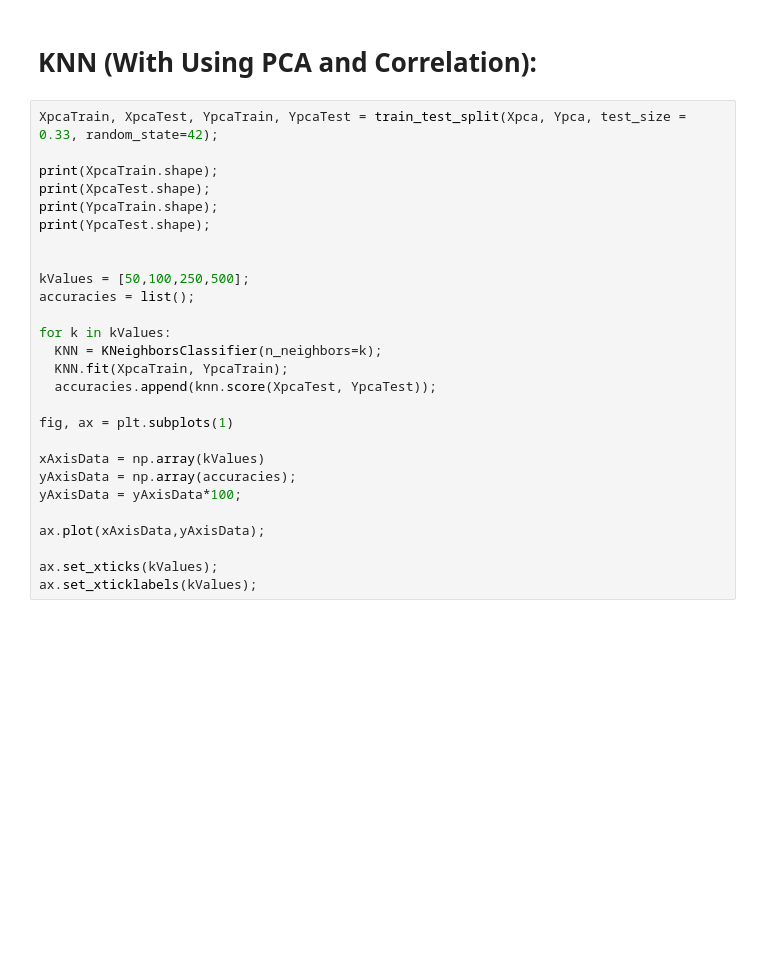
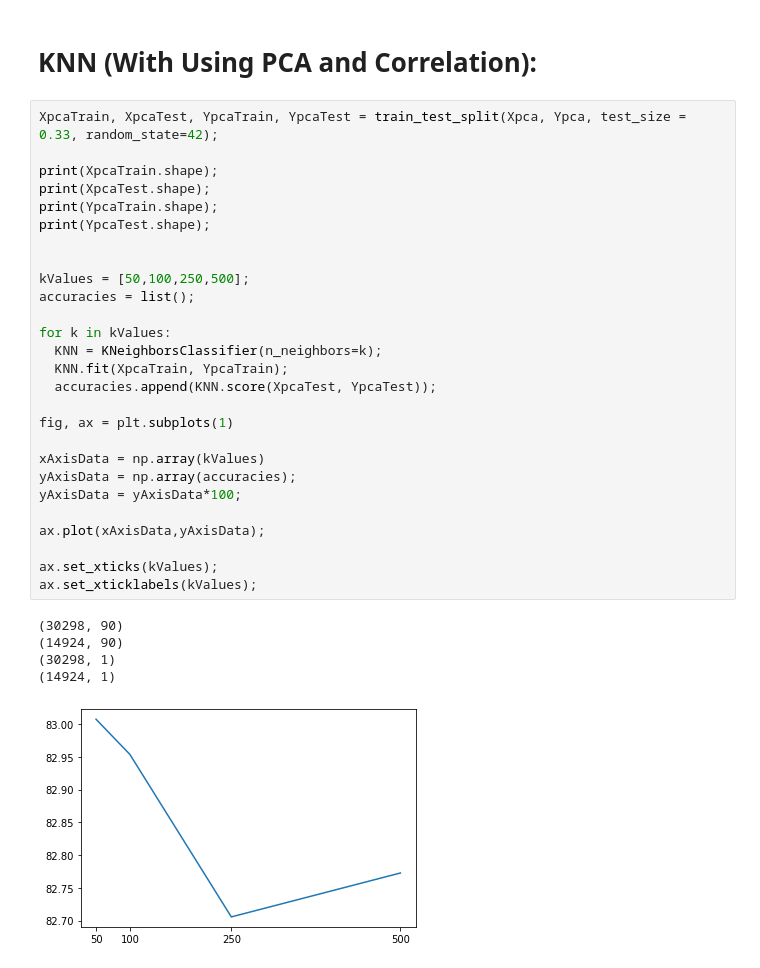
Before and after one commit to Aditya-163/MLDA-1-Project-1, a Jupyter notebook: KNN.ipynb, the cells around one changed output. Drawn from its saved outputs; the diff is of its cells as text; blank space fills up the shorter version.

```diff
--- a/KNN.ipynb
+++ b/KNN.ipynb
@@ -189,27 +268,33 @@ ax.set_xticklabels(kValues);
 # %%
 XpcaTrain, XpcaTest, YpcaTrain, YpcaTest = train_test_split(Xpca, Ypca, test_size = 0.33, random_state=42);
 
 print(XpcaTrain.shape);
 print(XpcaTest.shape);
 print(YpcaTrain.shape);
 print(YpcaTest.shape);
 
 
 kValues = [50,100,250,500];
 accuracies = list();
 
 for k in kValues:
   KNN = KNeighborsClassifier(n_neighbors=k);
   KNN.fit(XpcaTrain, YpcaTrain);
-  accuracies.append(knn.score(XpcaTest, YpcaTest));
+  accuracies.append(KNN.score(XpcaTest, YpcaTest));
 
 fig, ax = plt.subplots(1)
 
 xAxisData = np.array(kValues)
 yAxisData = np.array(accuracies);
 yAxisData = yAxisData*100;
 
 ax.plot(xAxisData,yAxisData);
 
 ax.set_xticks(kValues);
 ax.set_xticklabels(kValues);
+# %% [output]
+(30298, 90)
+(14924, 90)
+(30298, 1)
+(14924, 1)
+[figure, added]
```
Also changed, not shown: parts of 7 cells of this notebook.
